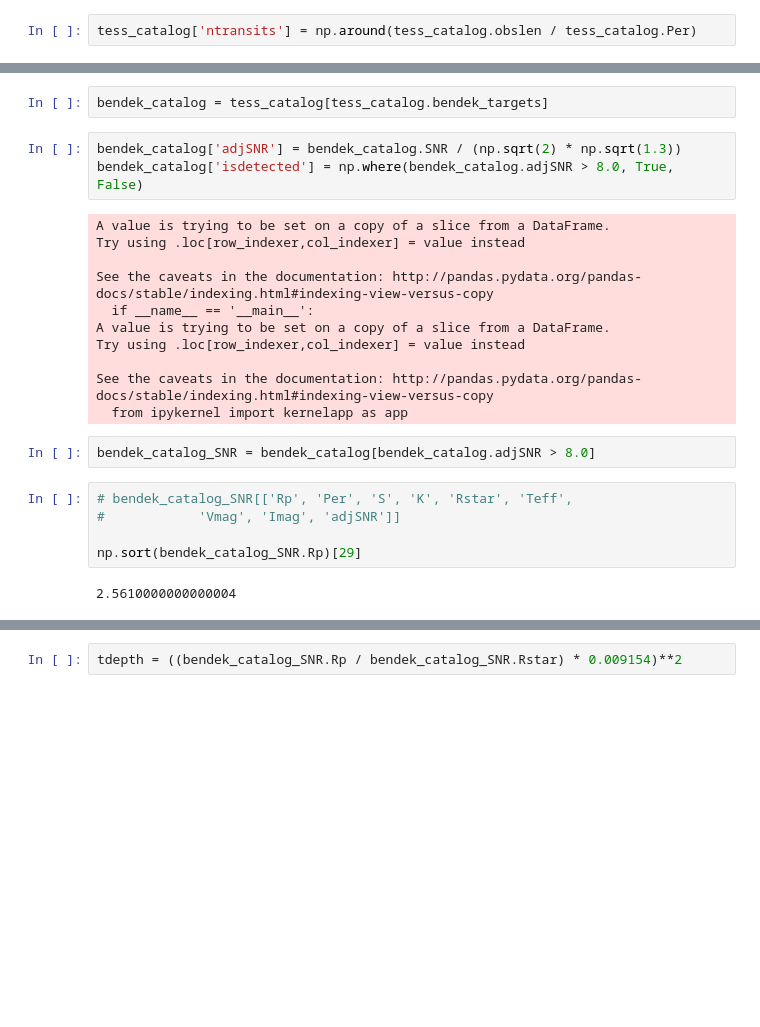
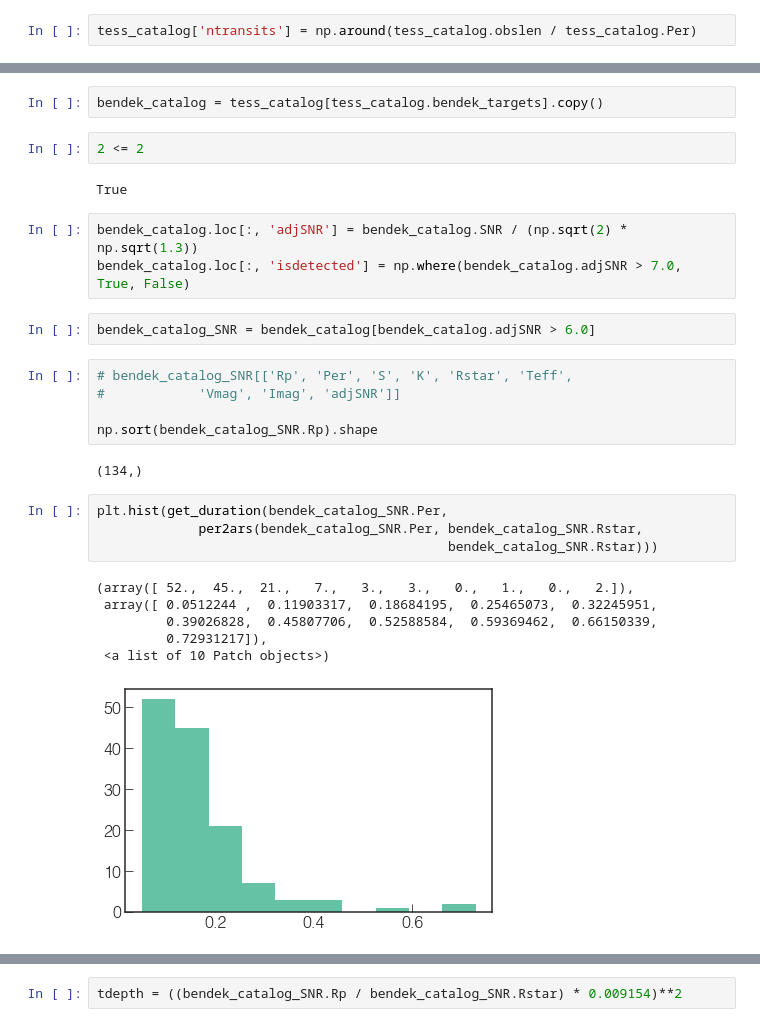
Before and after one commit to mrtommyb/bendeksim, a Jupyter notebook: code/detectionsim.ipynb, the cells around one changed output, grey strips where cells are left out. Drawn from its saved outputs; the diff is of its cells as text; blank space fills up the shorter version.

```diff
--- a/code/detectionsim.ipynb
+++ b/code/detectionsim.ipynb
@@ -47,28 +72,32 @@ tess_catalog['bendek_targets'] = ((tess_catalog.ntransits <= 2.) & tess_catalog.
 189 2 transits
 260 2 or fewer transits
 # %%
-bendek_catalog = tess_catalog[tess_catalog.bendek_targets]
+bendek_catalog = tess_catalog[tess_catalog.bendek_targets].copy()
+# %%
+2 <= 2
+# %% [output]
+True
 # %%
-bendek_catalog['adjSNR'] = bendek_catalog.SNR / (np.sqrt(2) * np.sqrt(1.3))
-bendek_catalog['isdetected'] = np.where(bendek_catalog.adjSNR > 8.0, True, False)
+bendek_catalog.loc[:, 'adjSNR'] = bendek_catalog.SNR / (np.sqrt(2) * np.sqrt(1.3))
+bendek_catalog.loc[:, 'isdetected'] = np.where(bendek_catalog.adjSNR > 7.0, True, False)
-# %% [output]
-A value is trying to be set on a copy of a slice from a DataFrame.
-Try using .loc[row_indexer,col_indexer] = value instead
-
-See the caveats in the documentation: http://pandas.pydata.org/pandas-docs/stable/indexing.html#indexing-view-versus-copy
-  if __name__ == '__main__':
-A value is trying to be set on a copy of a slice from a DataFrame.
-Try using .loc[row_indexer,col_indexer] = value instead
-
-See the caveats in the documentation: http://pandas.pydata.org/pandas-docs/stable/indexing.html#indexing-view-versus-copy
-  from ipykernel import kernelapp as app
 # %%
-bendek_catalog_SNR = bendek_catalog[bendek_catalog.adjSNR > 8.0]
+bendek_catalog_SNR = bendek_catalog[bendek_catalog.adjSNR > 6.0]
 # %%
 # bendek_catalog_SNR[['Rp', 'Per', 'S', 'K', 'Rstar', 'Teff',
 #            'Vmag', 'Imag', 'adjSNR']]
 
-np.sort(bendek_catalog_SNR.Rp)[29]
+np.sort(bendek_catalog_SNR.Rp).shape
 # %% [output]
-2.5610000000000004
+(134,)
+# %%
+plt.hist(get_duration(bendek_catalog_SNR.Per,
+             per2ars(bendek_catalog_SNR.Per, bendek_catalog_SNR.Rstar,
+                                             bendek_catalog_SNR.Rstar)))
+# %% [output]
+(array([ 52.,  45.,  21.,   7.,   3.,   3.,   0.,   1.,   0.,   2.]),
+ array([ 0.0512244 ,  0.11903317,  0.18684195,  0.25465073,  0.32245951,
+         0.39026828,  0.45807706,  0.52588584,  0.59369462,  0.66150339,
+         0.72931217]),
+ <a list of 10 Patch objects>)
+[figure, added]
 # %%
```
Also changed, not shown: parts of 13 cells of this notebook, 4 other files.
